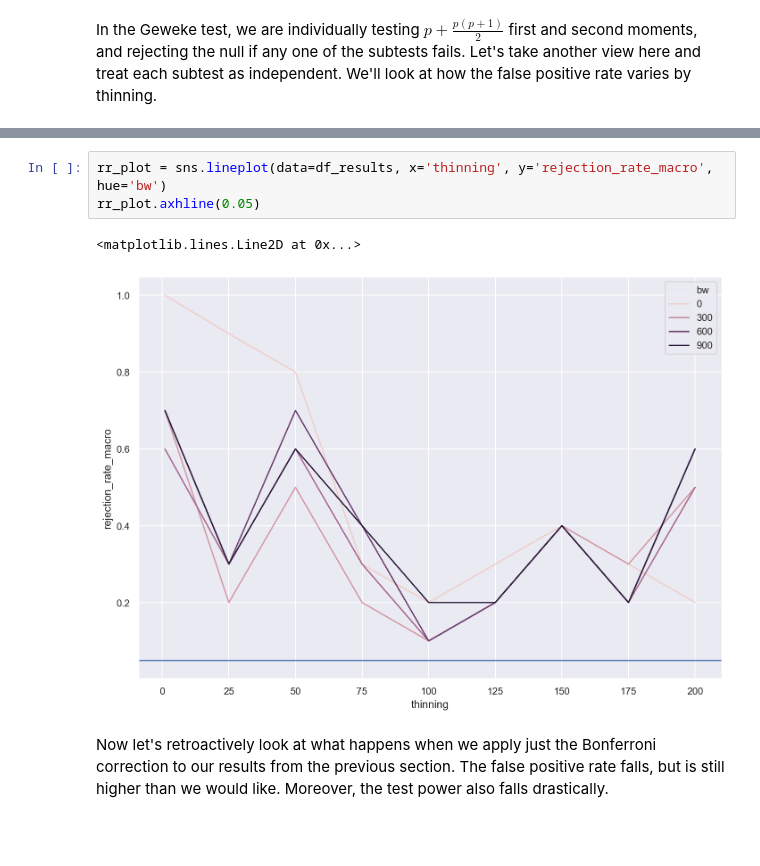
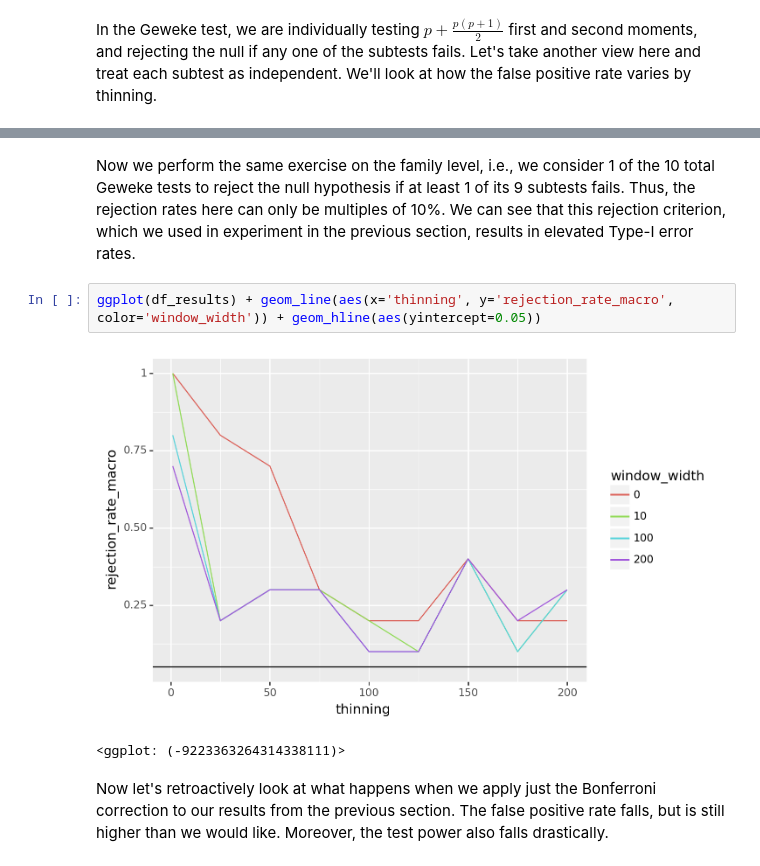
Before and after one commit to awjiang/mcmc-joint-tests, a Jupyter notebook: BayesianLassoDemo.ipynb, the cells around one changed output, grey strips where cells are left out. Drawn from its saved outputs; the diff is of its cells as text; blank space fills up the shorter version.

```diff
--- a/BayesianLassoDemo.ipynb
+++ b/BayesianLassoDemo.ipynb
@@ -488,9 +492,10 @@ Performing the same exercise, but plotting the family rejection rates (rejecting
+# %% [markdown]
+Now we perform the same exercise on the family level, i.e., we consider 1 of the 10 total Geweke tests to reject the null hypothesis if at least 1 of its 9 subtests fails. Thus, the rejection rates here can only be multiples of 10\%. We can see that this rejection criterion, which we used in experiment in the previous section, results in elevated Type-I error rates.
 # %%
-rr_plot = sns.lineplot(data=df_results, x='thinning', y='rejection_rate_macro', hue='bw')
-rr_plot.axhline(0.05)
+ggplot(df_results) + geom_line(aes(x='thinning', y='rejection_rate_macro', color='window_width')) + geom_hline(aes(yintercept=0.05))
 # %% [output]
+[figure, new version]
-<matplotlib.lines.Line2D at 0x...>
+<ggplot: (-9223363264314338111)>
-[figure, old version]
 # %% [markdown]
 Now let's retroactively look at what happens when we apply just the Bonferroni correction to our results from the previous section. The false positive rate falls, but is still higher than we would like. Moreover, the test power also falls drastically.
 # %%
```
Also changed, not shown: parts of 25 cells of this notebook.
